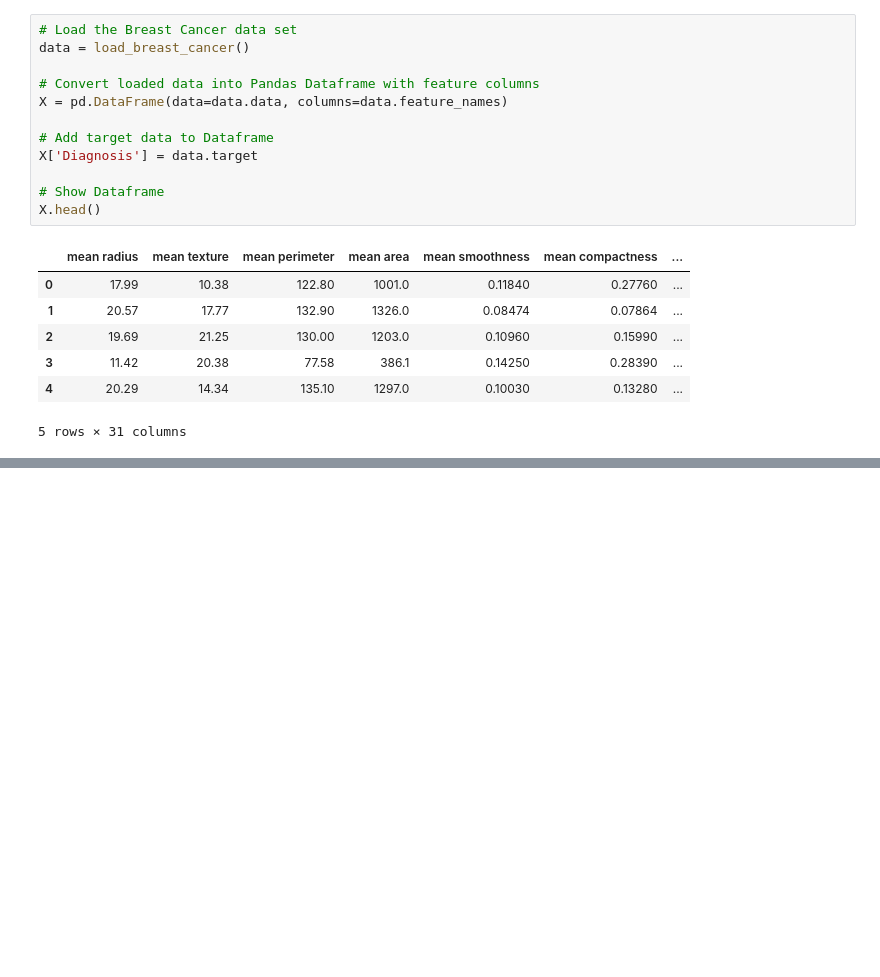
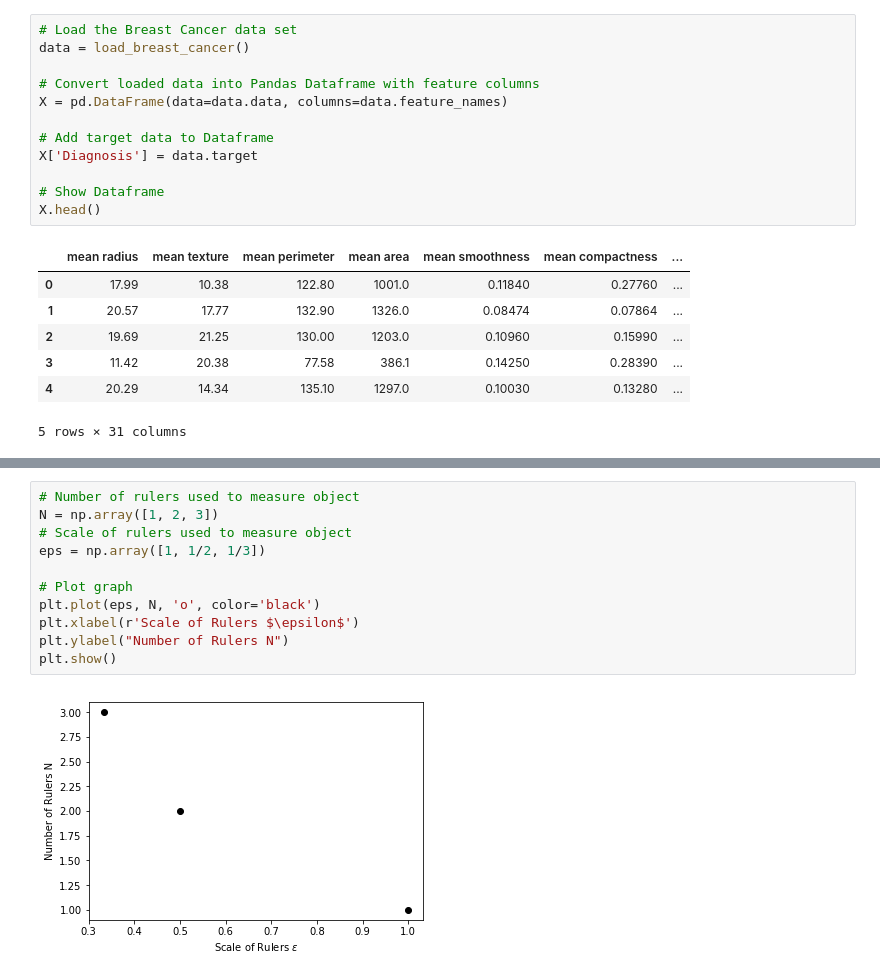
Before and after one commit to ramyar4321/MachineLearningCancer, a Jupyter notebook: MachineLearningCancerPerdiction.ipynb, the cells around one changed output, grey strips where cells are left out. Drawn from its saved outputs; the diff is of its cells as text; blank space fills up the shorter version.

```diff
--- a/MachineLearningCancerPerdiction.ipynb
+++ b/MachineLearningCancerPerdiction.ipynb
@@ -58,0 +103,13 @@ Now that snakes have been created for cell nuclei for the 596 sample images, cel
+# %%
+# Number of rulers used to measure object
+N = np.array([1, 2, 3])
+# Scale of rulers used to measure object
+eps = np.array([1, 1/2, 1/3])
+
+# Plot graph
+plt.plot(eps, N, 'o', color='black')
+plt.xlabel(r'Scale of Rulers $\epsilon$')
+plt.ylabel("Number of Rulers N")
+plt.show()
+# %% [output]
+[figure, added]
```
Also changed, not shown: parts of 6 cells of this notebook, 7 other files.
